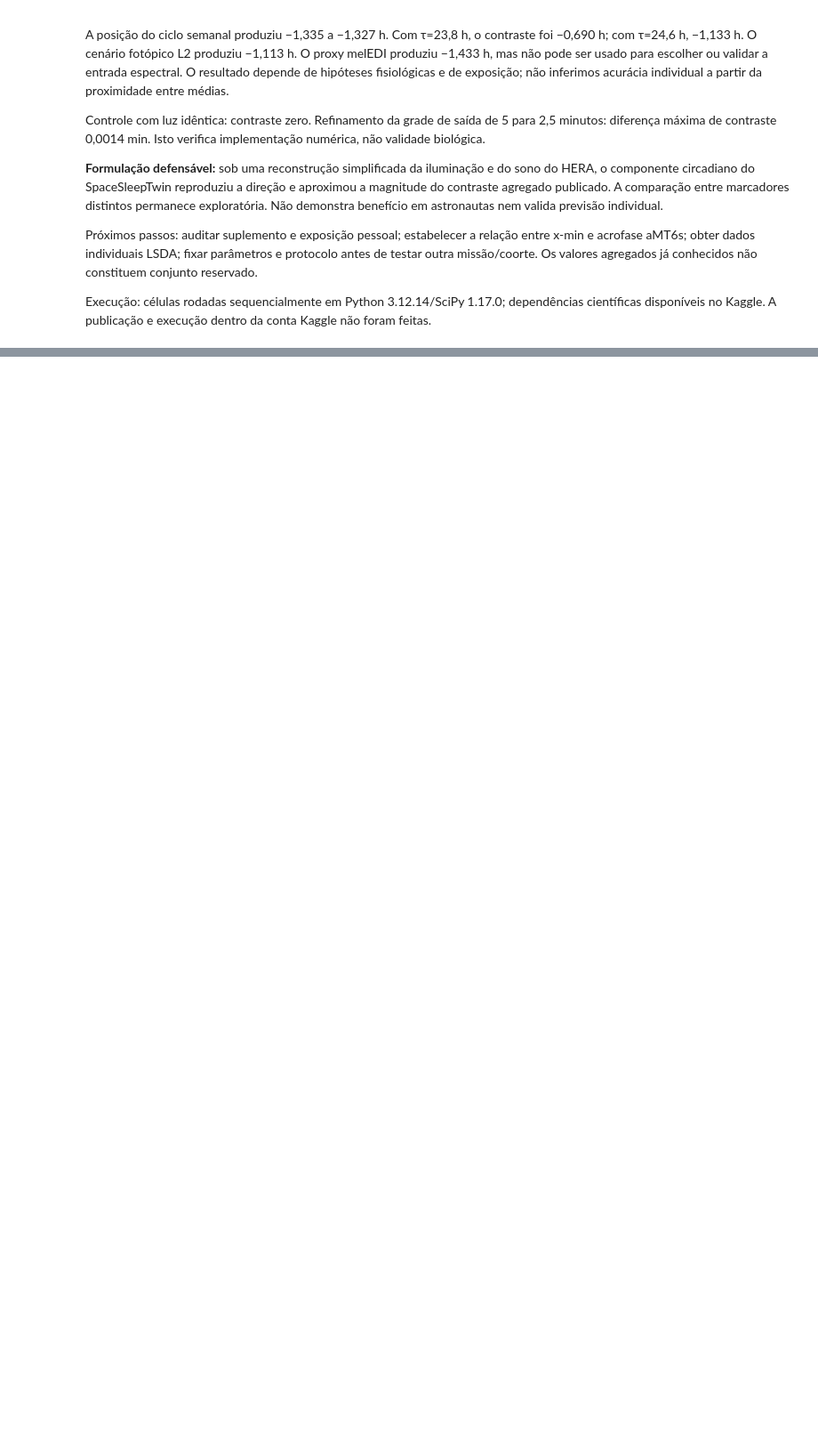
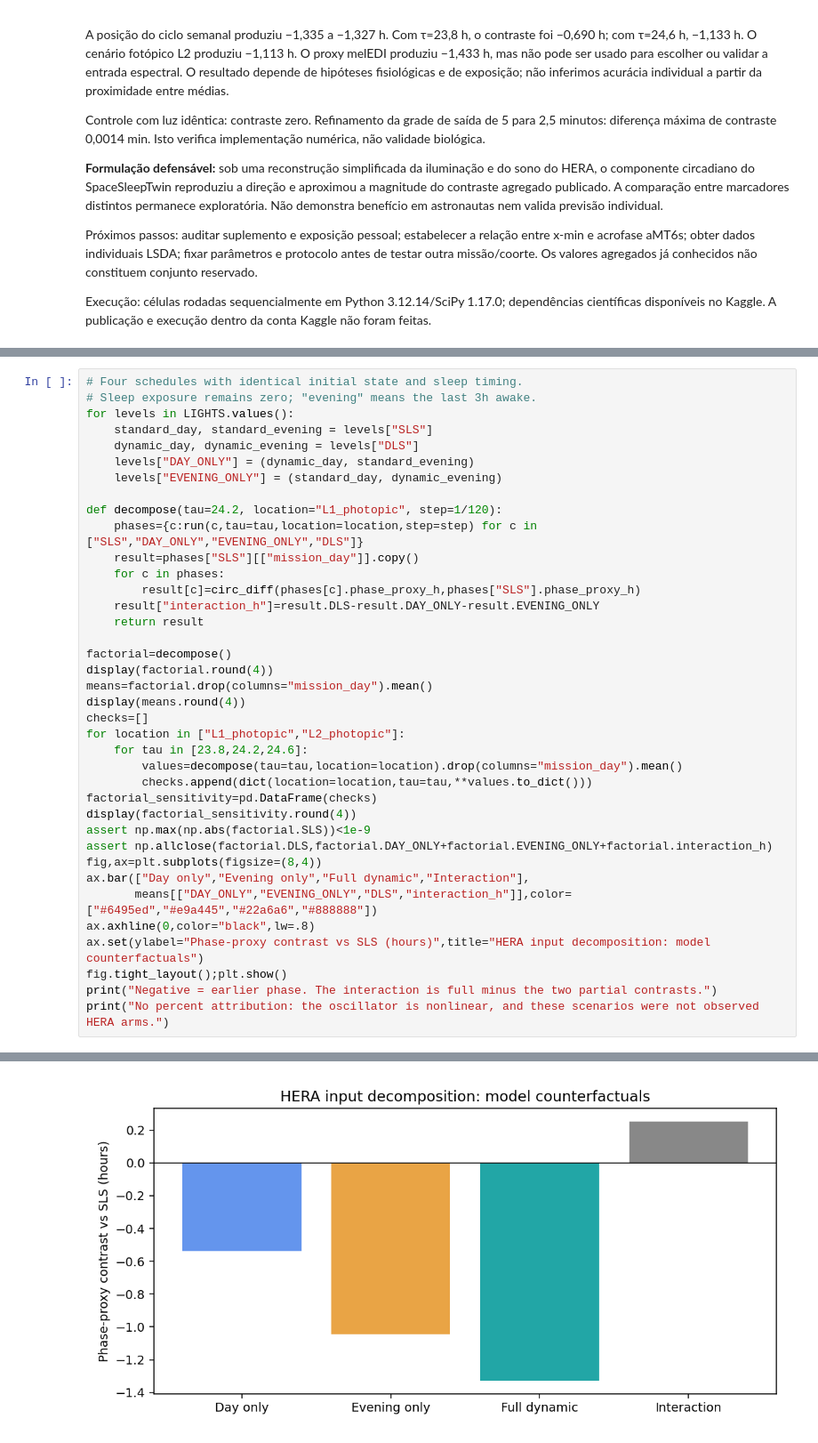
Before and after one commit to lissandrakruse/SpaceSleepTwin, a Jupyter notebook: research/spacesleeptwin_hera_benchmark.ipynb, the cells around one changed output, grey strips where cells are left out. Shown at 89% size. Saved outputs shown, nothing was run; the diff lists cells and outputs as text; blank space fills up the shorter version.

Commit message:
Add executed factorial HERA decomposition and aggregate-only cohort notebook with source map

```diff
--- a/research/spacesleeptwin_hera_benchmark.ipynb
+++ b/research/spacesleeptwin_hera_benchmark.ipynb
@@ -186,0 +194,39 @@ Execução: células rodadas sequencialmente em Python 3.12.14/SciPy 1.17.0; dep
+# %%
+# Four schedules with identical initial state and sleep timing.
+# Sleep exposure remains zero; "evening" means the last 3h awake.
+for levels in LIGHTS.values():
+    standard_day, standard_evening = levels["SLS"]
+    dynamic_day, dynamic_evening = levels["DLS"]
+    levels["DAY_ONLY"] = (dynamic_day, standard_evening)
+    levels["EVENING_ONLY"] = (standard_day, dynamic_evening)
+
+def decompose(tau=24.2, location="L1_photopic", step=1/120):
+    phases={c:run(c,tau=tau,location=location,step=step) for c in ["SLS","DAY_ONLY","EVENING_ONLY","DLS"]}
+    result=phases["SLS"][["mission_day"]].copy()
+    for c in phases:
+        result[c]=circ_diff(phases[c].phase_proxy_h,phases["SLS"].phase_proxy_h)
+    result["interaction_h"]=result.DLS-result.DAY_ONLY-result.EVENING_ONLY
+    return result
+
+factorial=decompose()
+display(factorial.round(4))
+means=factorial.drop(columns="mission_day").mean()
+display(means.round(4))
+checks=[]
+for location in ["L1_photopic","L2_photopic"]:
+    for tau in [23.8,24.2,24.6]:
+        values=decompose(tau=tau,location=location).drop(columns="mission_day").mean()
+        checks.append(dict(location=location,tau=tau,**values.to_dict()))
+factorial_sensitivity=pd.DataFrame(checks)
+display(factorial_sensitivity.round(4))
+assert np.max(np.abs(factorial.SLS))<1e-9
+assert np.allclose(factorial.DLS,factorial.DAY_ONLY+factorial.EVENING_ONLY+factorial.interaction_h)
+fig,ax=plt.subplots(figsize=(8,4))
+ax.bar(["Day only","Evening only","Full dynamic","Interaction"],
+       means[["DAY_ONLY","EVENING_ONLY","DLS","interaction_h"]],color=["#6495ed","#e9a445","#22a6a6","#888888"])
+ax.axhline(0,color="black",lw=.8)
+ax.set(ylabel="Phase-proxy contrast vs SLS (hours)",title="HERA input decomposition: model counterfactuals")
+fig.tight_layout();plt.show()
+print("Negative = earlier phase. The interaction is full minus the two partial contrasts.")
+print("No percent attribution: the oscillator is nonlinear, and these scenarios were not observed HERA arms.")
+# %% [output]
@@ -186,0 +250 @@ Execução: células rodadas sequencialmente em Python 3.12.14/SciPy 1.17.0; dep
+[figure, added]
```
Also changed, not shown: parts of 2 cells of this notebook, 8 other files.
